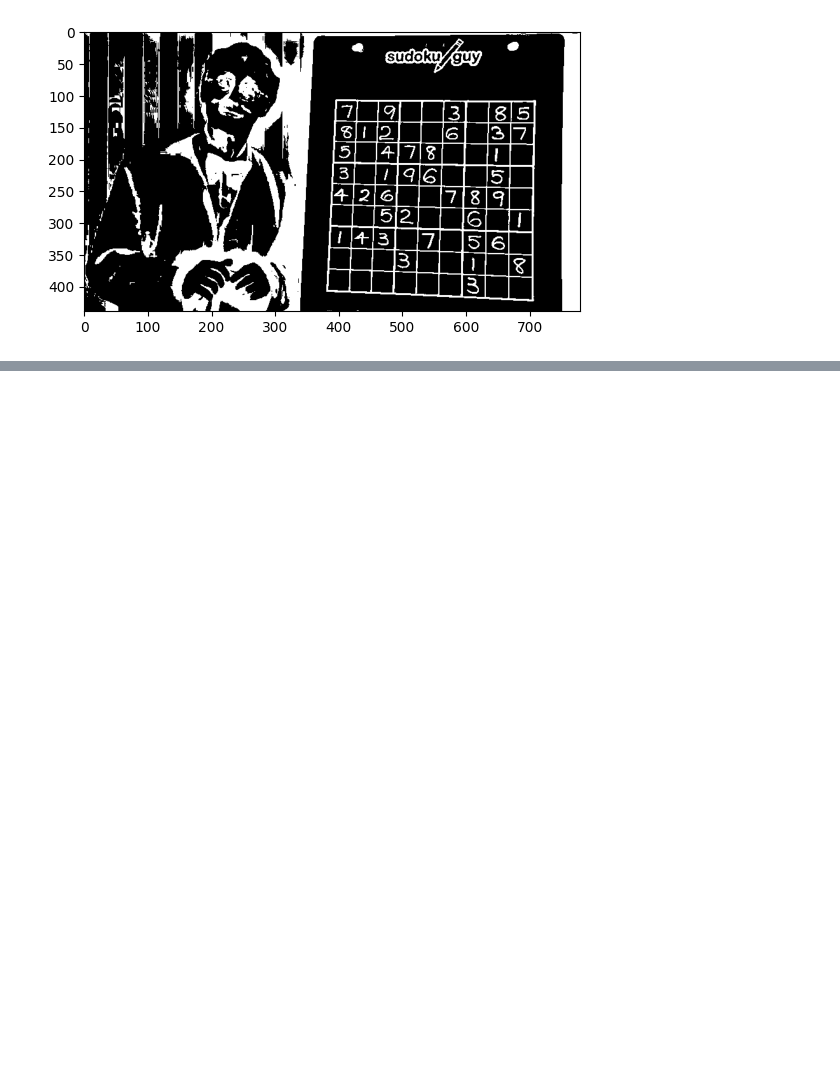
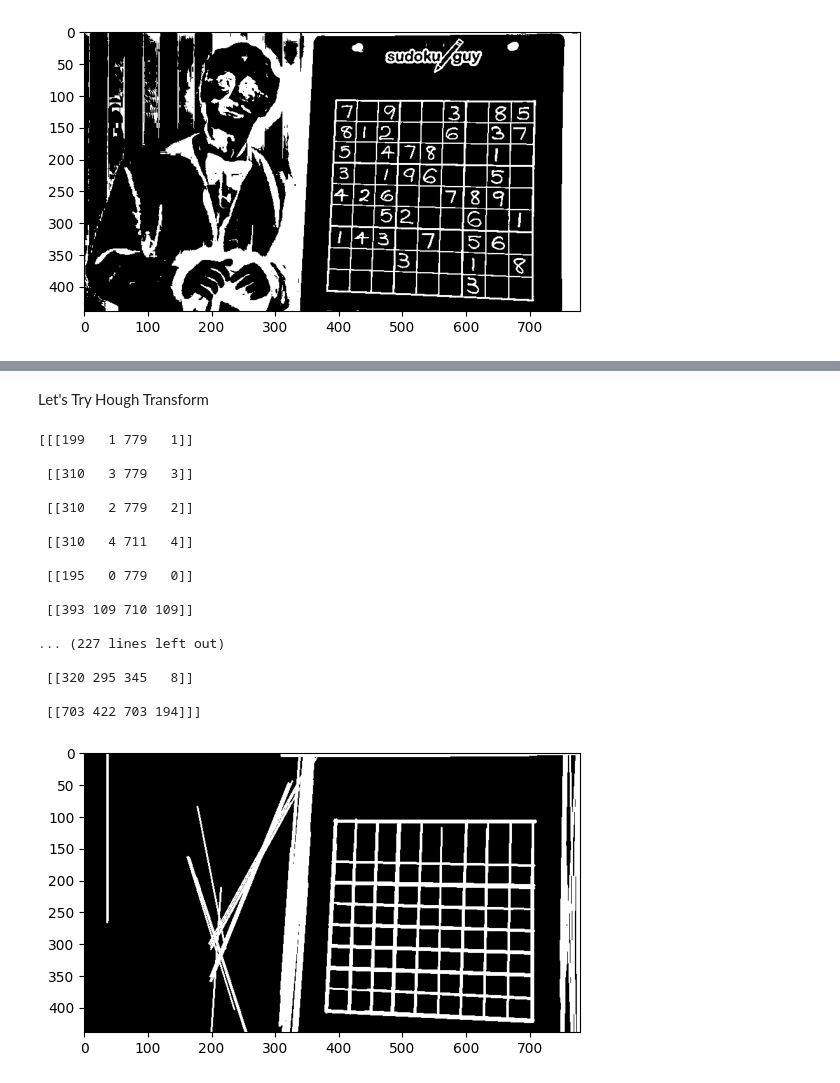
Before and after one commit to H-a-m-za/Sudoko, a Jupyter notebook: Computer_Vision_Project.ipynb, the cells around one changed output, grey strips where cells are left out. Cells and saved outputs as stored; diff of their text form; code cells hidden in the pictures; blank space fills up the shorter version.

```diff
--- a/Computer_Vision_Project.ipynb
+++ b/Computer_Vision_Project.ipynb
@@ -41,0 +87,41 @@ plt.imshow(img_gray_threshed, cmap="gray");
+# %% [markdown]
+Let's Try Hough Transform
+# %%
+# Detect lines that are not smaller in length than:
+
+image = np.asarray(max_filtered, dtype=np.uint8)
+
+minLineLength = min(image.shape[0],image.shape[1])/2
+
+lines = cv2.HoughLinesP(
+    image=image,
+    rho=1,
+    theta=np.pi/180,
+    threshold=150,
+    minLineLength=minLineLength,
+    maxLineGap=17
+)
+
+tmp_img = np.zeros_like(image, dtype = np.uint8)
+for x1, y1, x2, y2 in lines[:,0]: cv2.line(tmp_img,(x1,y1),(x2,y2),(255,0,0),2)
+plt.imshow(tmp_img, cmap='gray');
+print(lines)
+# %% [output]
+[[[199   1 779   1]]
+
+ [[310   3 779   3]]
+
+ [[310   2 779   2]]
+
+ [[310   4 711   4]]
+
+ [[195   0 779   0]]
+
+ [[393 109 710 109]]
+
+... (227 lines left out)
+
+ [[320 295 345   8]]
+
+ [[703 422 703 194]]]
+[figure, added]
```
Also changed, not shown: parts of 17 cells of this notebook.
